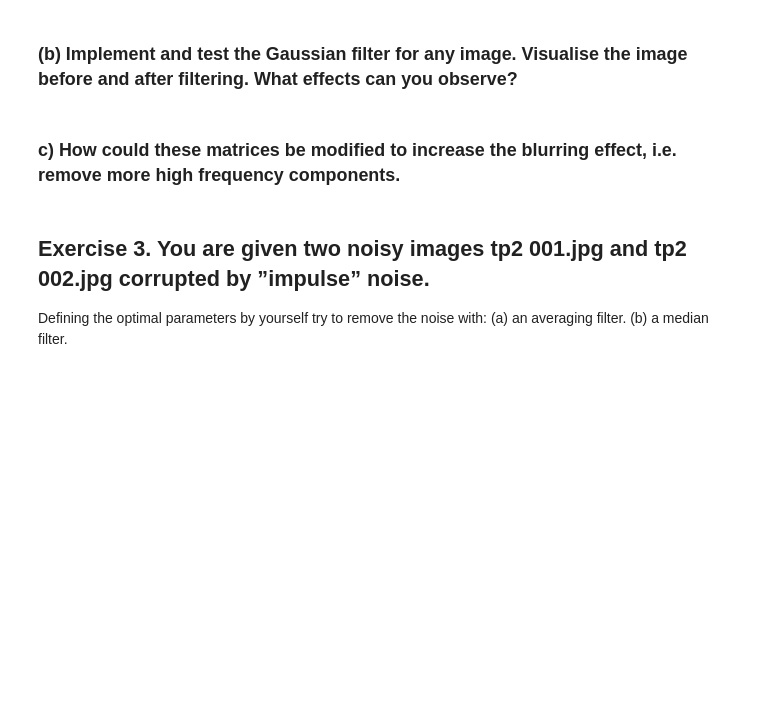
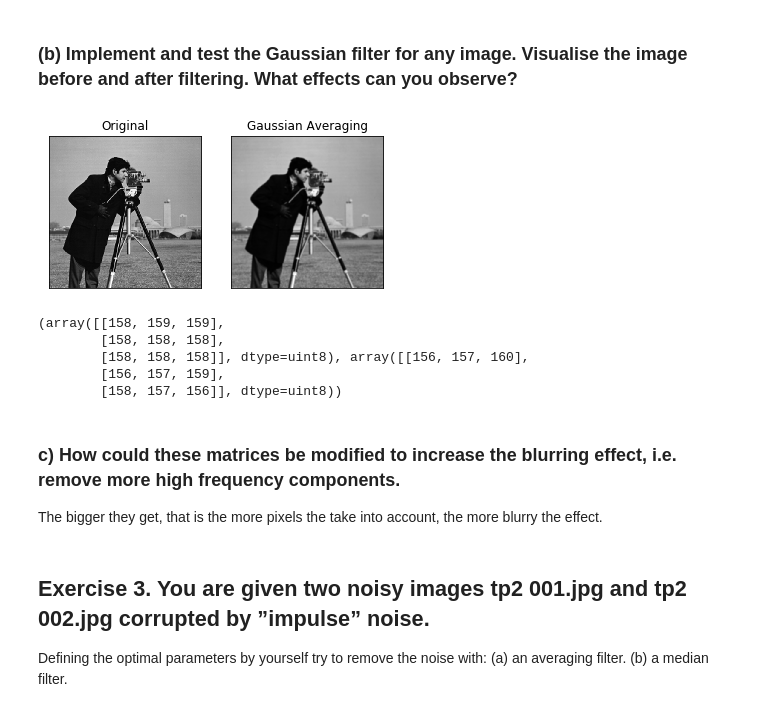
Before and after one commit to partizanos/advanced_image_processing, a Jupyter notebook: AIP_TP2.ipynb, the cells around one changed output. Saved outputs shown, nothing was run; the diff lists cells and outputs as text; code cells hidden in the pictures; blank space fills up the shorter version.

```diff
--- a/AIP_TP2.ipynb
+++ b/AIP_TP2.ipynb
@@ -100,7 +123,25 @@ convolving the following mask:
 # %% [markdown]
 ### (b) Implement and test the Gaussian filter for any image. Visualise the image before and after filtering. What effects can you observe?
+# %%
+blur = cv2.GaussianBlur(img,(3,3),0)
+
+plt.subplot(121),plt.imshow(img, "gray"),plt.title('Original')
+plt.xticks([]), plt.yticks([])
+plt.subplot(122),plt.imshow(blur, "gray"),plt.title('Gaussian Averaging')
+plt.xticks([]), plt.yticks([])
+plt.show()
+blur[:3, :3], img[:3, :3]
+# %% [output]
+[figure, added]
+(array([[158, 159, 159],
+        [158, 158, 158],
+        [158, 158, 158]], dtype=uint8), array([[156, 157, 160],
+        [156, 157, 159],
+        [158, 157, 156]], dtype=uint8))
 # %% [markdown]
 ### c) How could these matrices be modified to increase the blurring effect, i.e. remove more high frequency components.
+
+The bigger they get, that is the more pixels the take into account,  the more blurry the effect.
 # %% [markdown]
 ## Exercise 3. You are given two noisy images tp2 001.jpg and tp2 002.jpg corrupted by ”impulse” noise.
 
```
Also changed, not shown: parts of 3 cells of this notebook.
